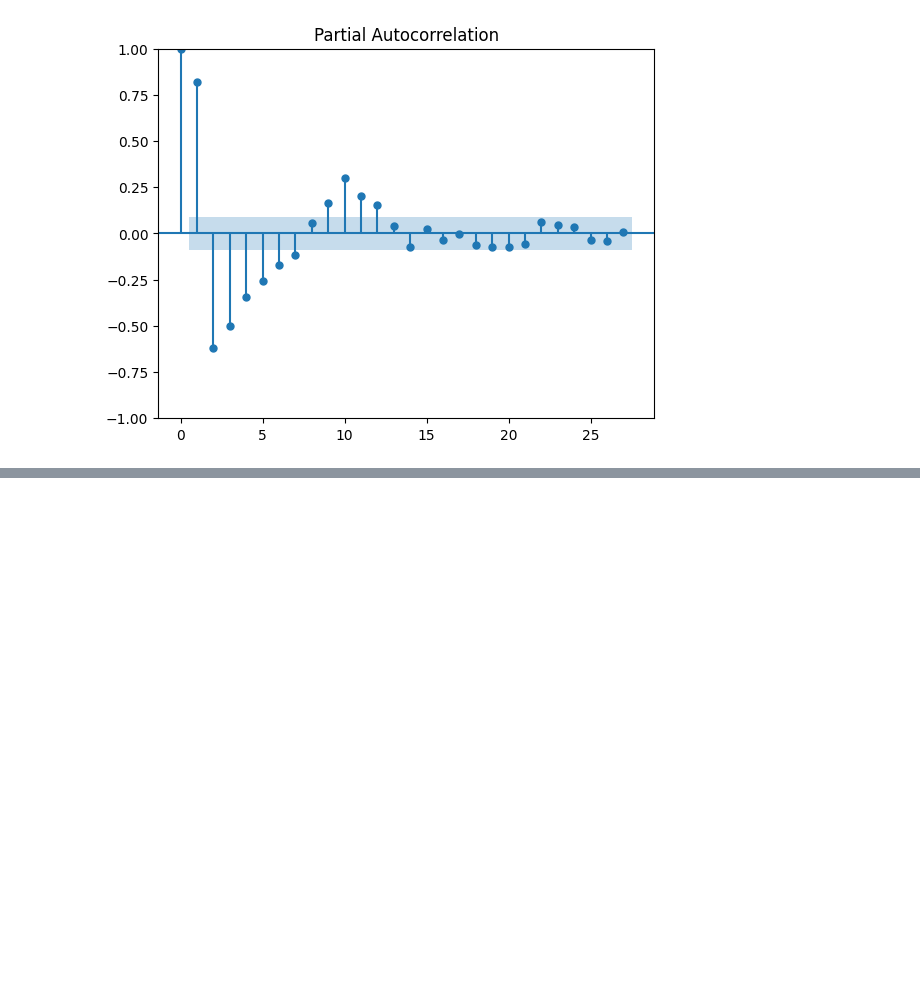
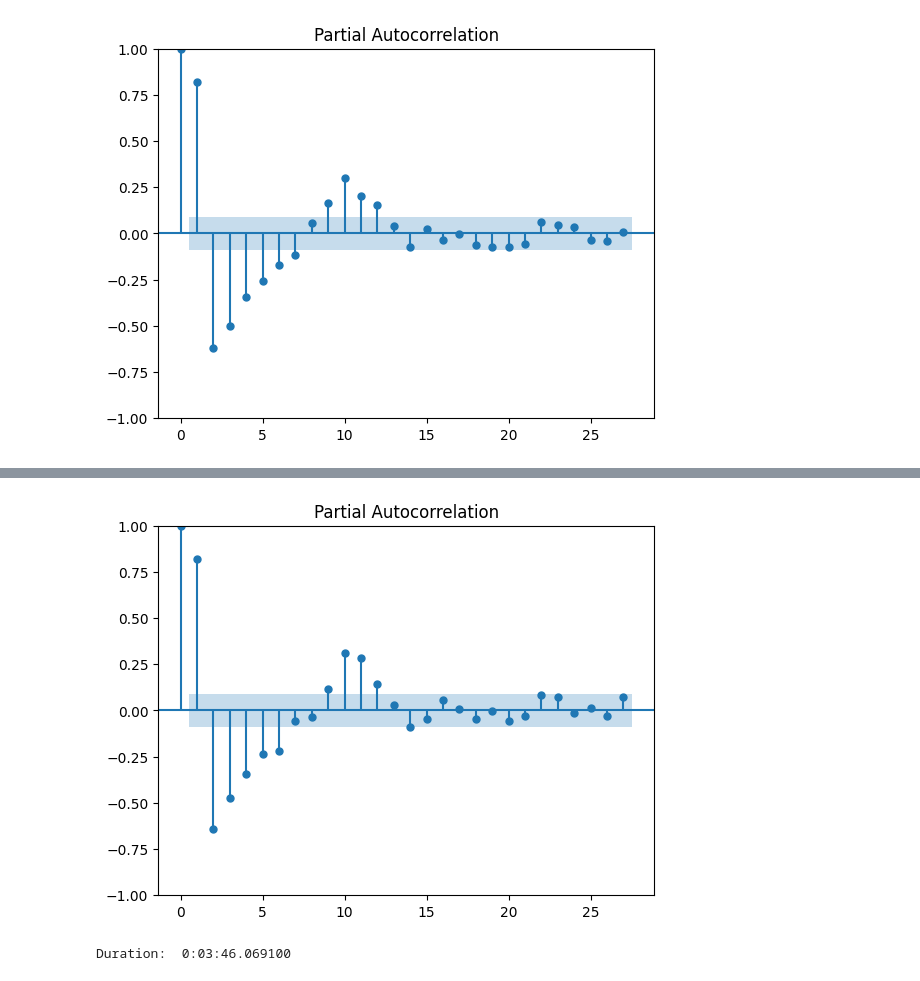
Before and after one commit to yeesem/Time-Series-Data-Analysis, a Jupyter notebook: VARMA_TEMPERATURE.ipynb, the cells around one changed output, grey strips where cells are left out. Saved outputs shown, nothing was run; the diff lists cells and outputs as text; code cells hidden in the pictures; blank space fills up the shorter version.

```diff
--- a/VARMA_TEMPERATURE.ipynb
+++ b/VARMA_TEMPERATURE.ipynb
@@ -180,0 +185,11 @@ plot_pacf(train['ScaledAuckland']);
+# %%
+plot_pacf(train['ScaledStockholm']);
+# %% [output]
+[figure, added]
+# %%
+t0 = datetime.now()
+model = VARMAX(train[cols],order = (10,10))
+res = model.fit(maxiter = 100)
+print("Duration: ",datetime.now() - t0)
+# %% [output]
+Duration:  0:03:46.069100
```
Also changed, not shown: parts of 7 cells of this notebook.
